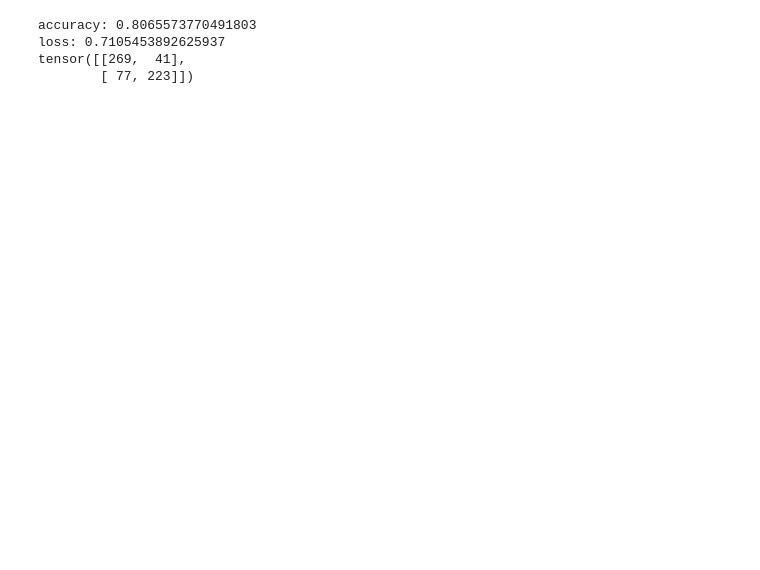
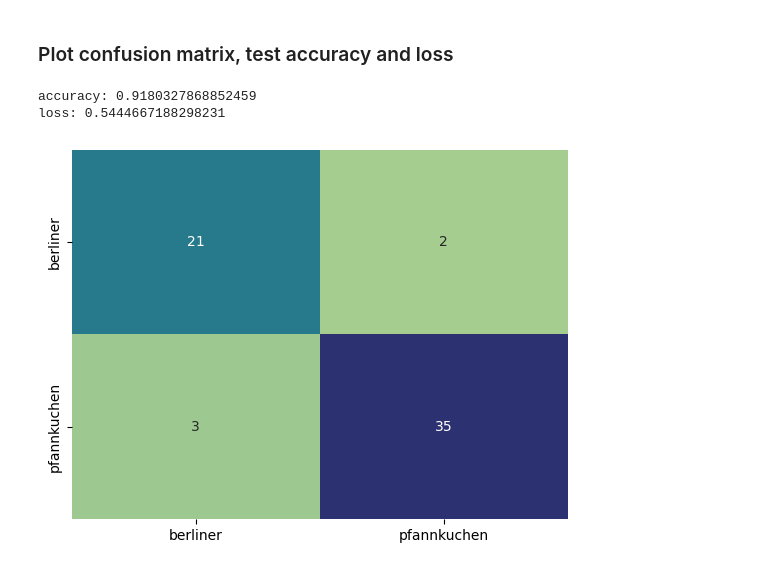
Before and after one commit to Rob2U/BerlinerPfannkuchenKlassifikator, a Jupyter notebook: src/cnn.ipynb, the cells around one changed output. Cells and saved outputs as stored; diff of their text form; code cells hidden in the pictures; blank space fills up the shorter version.

```diff
--- a/src/cnn.ipynb
+++ b/src/cnn.ipynb
@@ -162,7 +186,9 @@ def train_model(model, optimizer, criterion=nn.CrossEntropyLoss(), epoch_count=1
     val_accuracys = []
     running_loss = []
 
-    for epoch in range(epoch_count):  # loop over the dataset multiple times
+    for epoch in range(epoch_count):
+
+        #execute 1 training iteration over dataset
         model.train(True)
         train_progress  = tqdm(train_dataloader, desc=f"Epoch {epoch + 1}", mininterval=0.3)
         for i, data in enumerate(train_progress, 0):
@@ -183,7 +209,10 @@ def train_model(model, optimizer, criterion=nn.CrossEntropyLoss(), epoch_count=1
             running_loss.append(loss.item())
             train_progress.set_description(f"Epoch: {epoch+1}, loss: {loss.item():.3}")
 
+        # stop backpropagation of losses for validationset
         model.train(False)
+
+        # calculate validation loss and accur
         print(f"------ Epoch {epoch+1} ------")
 
         val_loss = 0
@@ -193,7 +222,7 @@ def train_model(model, optimizer, criterion=nn.CrossEntropyLoss(), epoch_count=1
             outputs = model(inputs)
             loss = criterion(outputs, labels)
             val_loss += loss.item()
-            val_accuracy += (outputs.argmax(dim=1) == labels).type(torch.float).mean().item()
+            val_accuracy += (outputs.argmax(dim=1) == labels).float().mean().item()
         val_loss = val_loss / len(valid_dataloader)
         val_accuracy = val_accuracy / len(valid_dataloader)
 
@@ -219,6 +248,6 @@ def train_model(model, optimizer, criterion=nn.CrossEntropyLoss(), epoch_count=1
 
     return model
 
-train_model(net, optim.Adam(net.parameters(), lr=0.001), epoch_count=20);
+train_model(net, optim.Adam(net.parameters(), lr=0.001), epoch_count=10);
 # %% [output]
 ------ Epoch 1 ------
@@ -261,41 +285,48 @@ Validation loss: 0.5960246821244558 | Validation accuracy: 0.7927777767181396
+# %% [markdown]
+### Plot confusion matrix, test accuracy and loss
 # %%
 from torchmetrics.classification import MulticlassConfusionMatrix
+import seaborn as sns
 
 def test_model(model, valid_dataloader, criterion=nn.CrossEntropyLoss()):
     model.train(False)
     val_loss = 0
     val_accuracy = 0
     targets = []
     preds = []
+    input_imgs = []
+    count_berliner = 0
 
     #valid_dataloader = torch.utils.data.DataLoader(validset, batch_size=1, shuffle=True, num_workers=0)
 
     for i, data in enumerate(valid_dataloader, 0):
         inputs, labels = data
         outputs = model(inputs)
         preds.append(outputs.argmax(dim=1))
-        targets.append(labels[0])
+        targets.append(labels[0]) # batchsize = 1
+        if labels[0] == 1:
+            count_berliner += 1
+        input_imgs.append(inputs[0]) # batchsize = 1
         loss = criterion(outputs, labels)
         val_loss += loss.item()
         val_accuracy += (outputs.argmax(dim=1) == labels).type(torch.float).mean().item()
     val_loss = val_loss / len(valid_dataloader)
     val_accuracy = val_accuracy / len(valid_dataloader)
 
     print("accuracy: {}".format(val_accuracy))
     print("loss: {}".format(val_loss))
     model.train(True)
 
-    return targets,preds
+    return targets,preds, input_imgs
 
 test_dataloader = torch.utils.data.DataLoader(testset, batch_size=1, shuffle=True, num_workers=0)
-targets, preds = test_model(net, test_dataloader)
+targets, preds, imgs = test_model(net, test_dataloader)
 
 #plot confusion matrix
 cm = MulticlassConfusionMatrix(num_classes=2)
 cm.update(torch.tensor(preds), torch.tensor(targets))
-print(cm.compute())
+sns.heatmap(cm.compute(), annot=True, fmt='d', cmap='crest', cbar=False, xticklabels=['berliner', 'pfannkuchen'], yticklabels=['berliner', 'pfannkuchen']);
 # %% [output]
-accuracy: 0.8065573770491803
-loss: 0.7105453892625937
-tensor([[269,  41],
-        [ 77, 223]])
+accuracy: 0.9180327868852459
+loss: 0.5444667188298231
+[figure, added]
```
Also changed, not shown: parts of 11 cells of this notebook, 1 other file.
